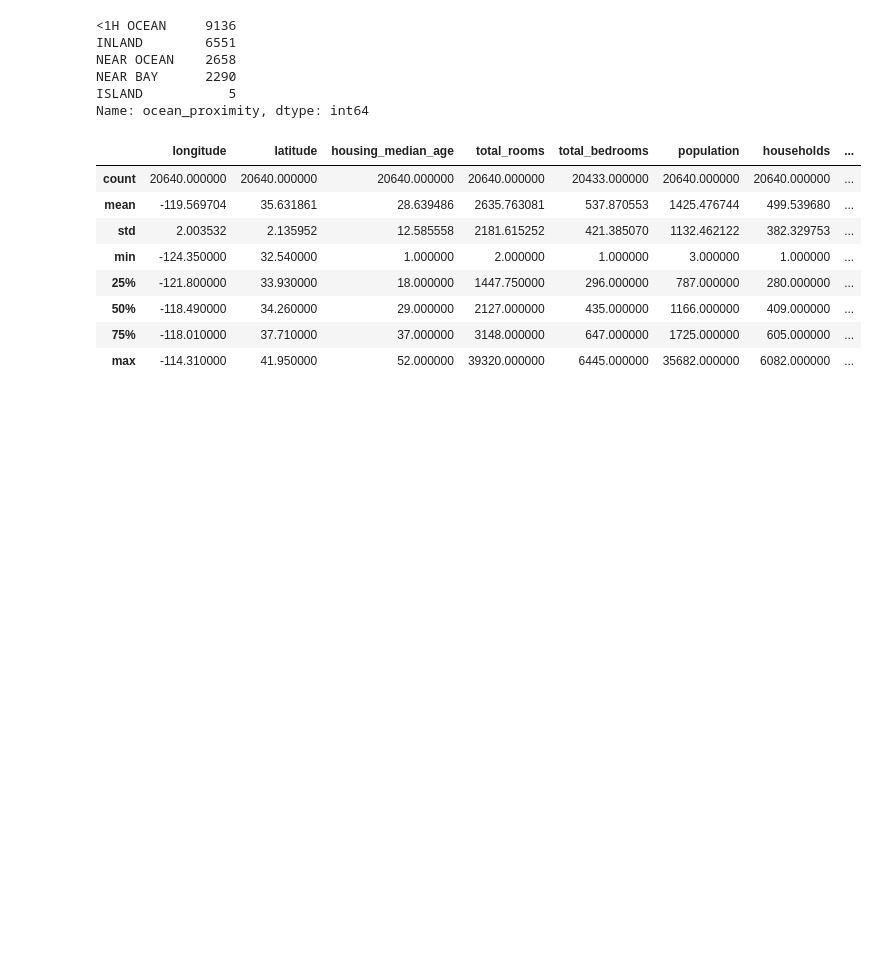
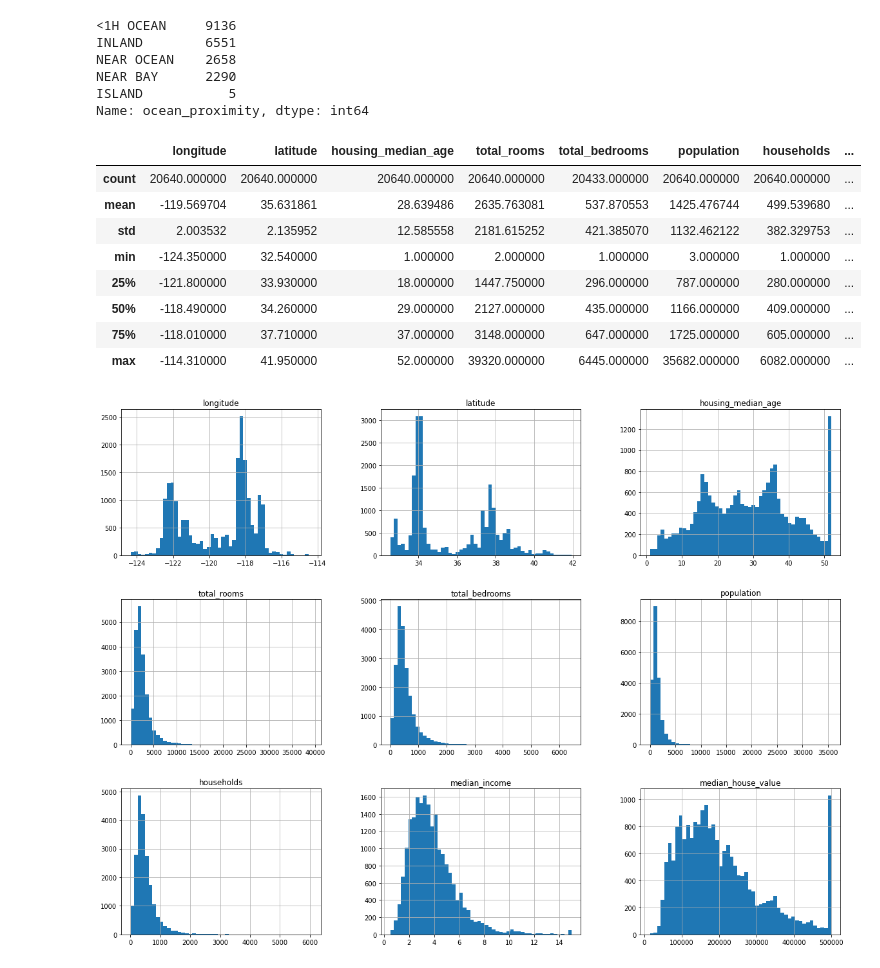
Before and after one commit to lazizrakhmat/DS-ML, a Jupyter notebook: 05_ML_02.ipynb, the cells around one changed output. Drawn from its saved outputs; the diff is of its cells as text; code cells hidden in the pictures; blank space fills up the shorter version.

Commit message:
Graph plt added

```diff
--- a/05_ML_02.ipynb
+++ b/05_ML_02.ipynb
@@ -65,3 +65,9 @@ df.describe()
 | 50% | -118.490000 | 34.260000 | 29.000000 | 2127.000000 | 435.000000 | 1166.000000 | 409.000000 | ... |
 | 75% | -118.010000 | 37.710000 | 37.000000 | 3148.000000 | 647.000000 | 1725.000000 | 605.000000 | ... |
 | max | -114.310000 | 41.950000 | 52.000000 | 39320.000000 | 6445.000000 | 35682.000000 | 6082.000000 | ... |
+# %%
+%matplotlib inline
+df.hist(bins=50, figsize=(20,15))
+plt.show()
+# %% [output]
+[figure, added]
```
